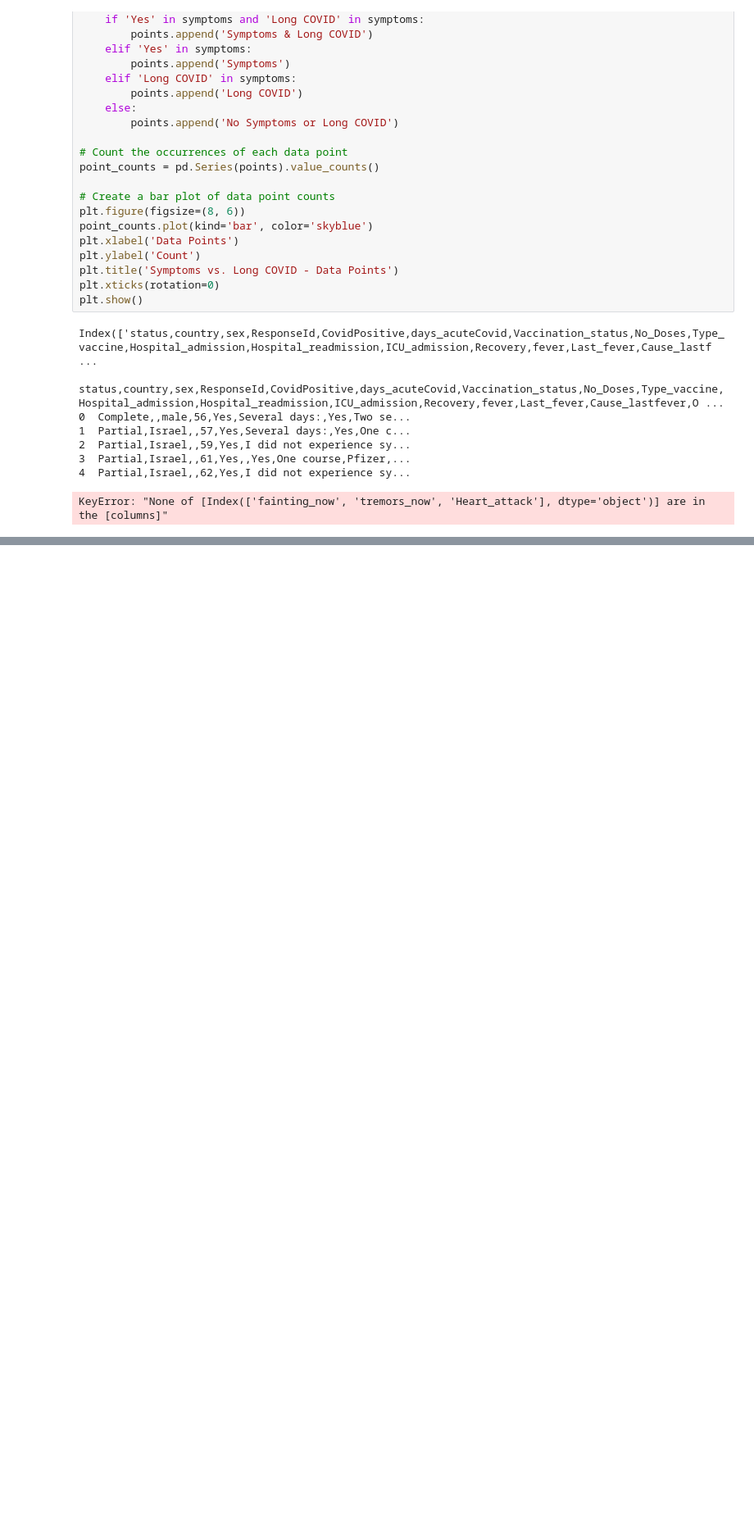
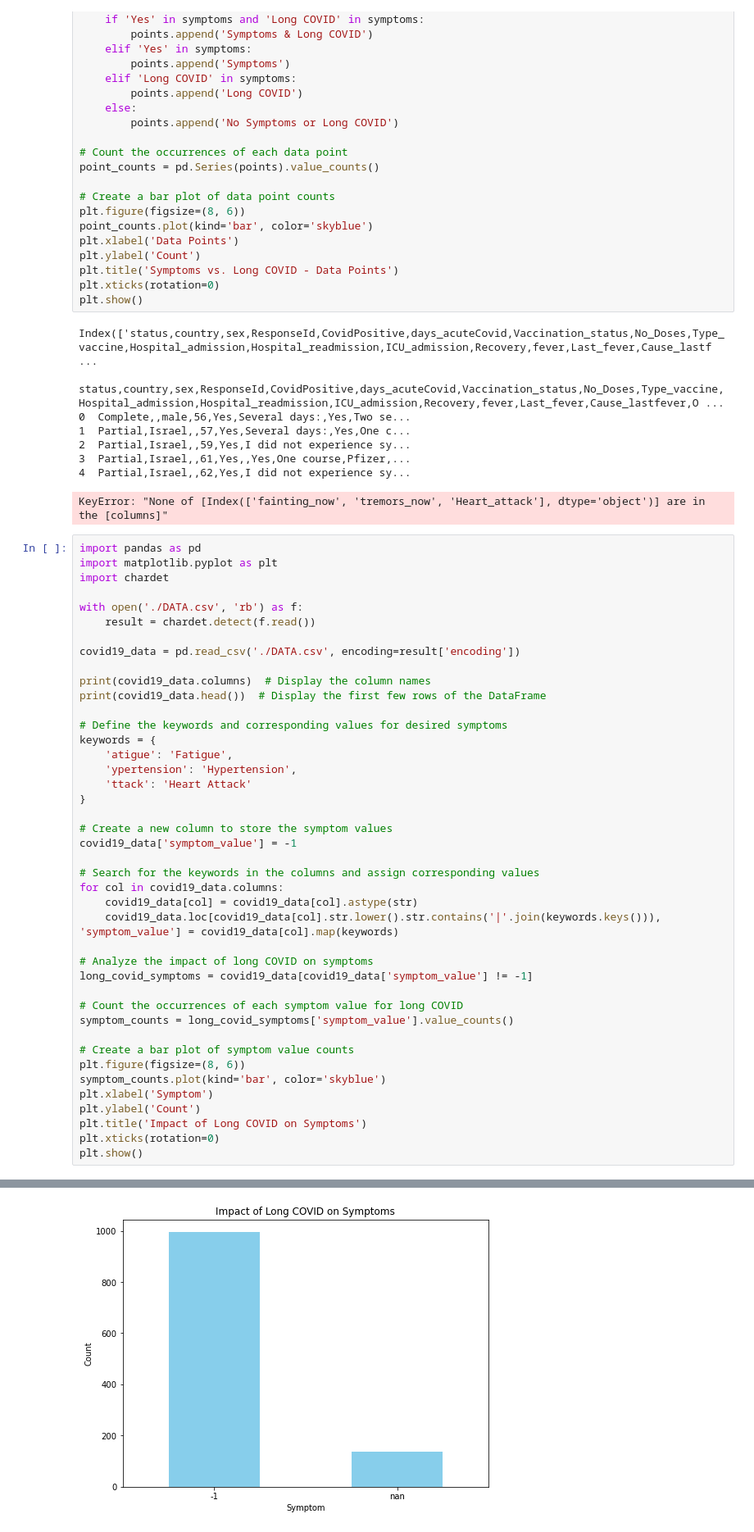
Before and after one commit to ADVAYS16/covid19, a Jupyter notebook: 2023-06-28-covid.ipynb, the cells around one changed output, grey strips where cells are left out. Shown at 82% size. Drawn from its saved outputs; the diff is of its cells as text; blank space fills up the shorter version.

Commit message:
somewhat working updates + graph

```diff
--- a/2023-06-28-covid.ipynb
+++ b/2023-06-28-covid.ipynb
@@ -60,3 +60,46 @@ Index(['status,country,sex,ResponseId,CovidPositive,days_acuteCovid,Vaccination_
 3  Partial,Israel,,61,Yes,,Yes,One course,Pfizer,...
 4  Partial,Israel,,62,Yes,I did not experience sy...
 KeyError: "None of [Index(['fainting_now', 'tremors_now', 'Heart_attack'], dtype='object')] are in the [columns]"
+# %%
+import pandas as pd
+import matplotlib.pyplot as plt
+import chardet
+
+with open('./DATA.csv', 'rb') as f:
+    result = chardet.detect(f.read())
+
+covid19_data = pd.read_csv('./DATA.csv', encoding=result['encoding'])
+
+print(covid19_data.columns)  # Display the column names
+print(covid19_data.head())  # Display the first few rows of the DataFrame
+
+# Define the keywords and corresponding values for desired symptoms
+keywords = {
+    'atigue': 'Fatigue',
+    'ypertension': 'Hypertension',
+    'ttack': 'Heart Attack'
+}
+
+# Create a new column to store the symptom values
+covid19_data['symptom_value'] = -1
+
+# Search for the keywords in the columns and assign corresponding values
+for col in covid19_data.columns:
+    covid19_data[col] = covid19_data[col].astype(str)
+    covid19_data.loc[covid19_data[col].str.lower().str.contains('|'.join(keywords.keys())), 'symptom_value'] = covid19_data[col].map(keywords)
+
+# Analyze the impact of long COVID on symptoms
+long_covid_symptoms = covid19_data[covid19_data['symptom_value'] != -1]
+
+# Count the occurrences of each symptom value for long COVID
+symptom_counts = long_covid_symptoms['symptom_value'].value_counts()
+
+# Create a bar plot of symptom value counts
+plt.figure(figsize=(8, 6))
+symptom_counts.plot(kind='bar', color='skyblue')
+plt.xlabel('Symptom')
+plt.ylabel('Count')
+plt.title('Impact of Long COVID on Symptoms')
+plt.xticks(rotation=0)
+plt.show()
+# %% [output]
@@ -62,0 +113 @@ KeyError: "None of [Index(['fainting_now', 'tremors_now', 'Heart_attack'], dtype
+[figure, added]
```
Also changed, not shown: parts of 2 cells of this notebook.
